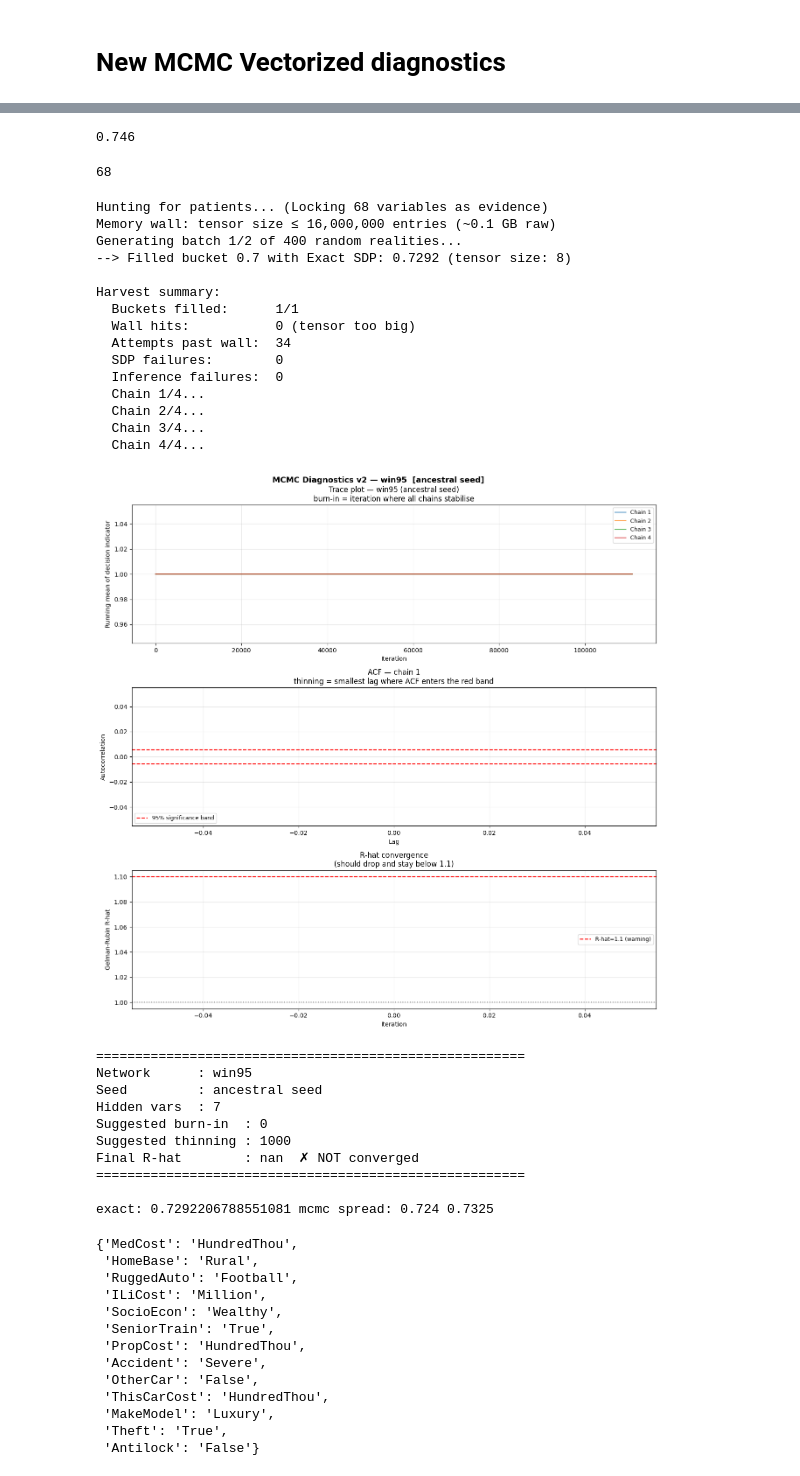
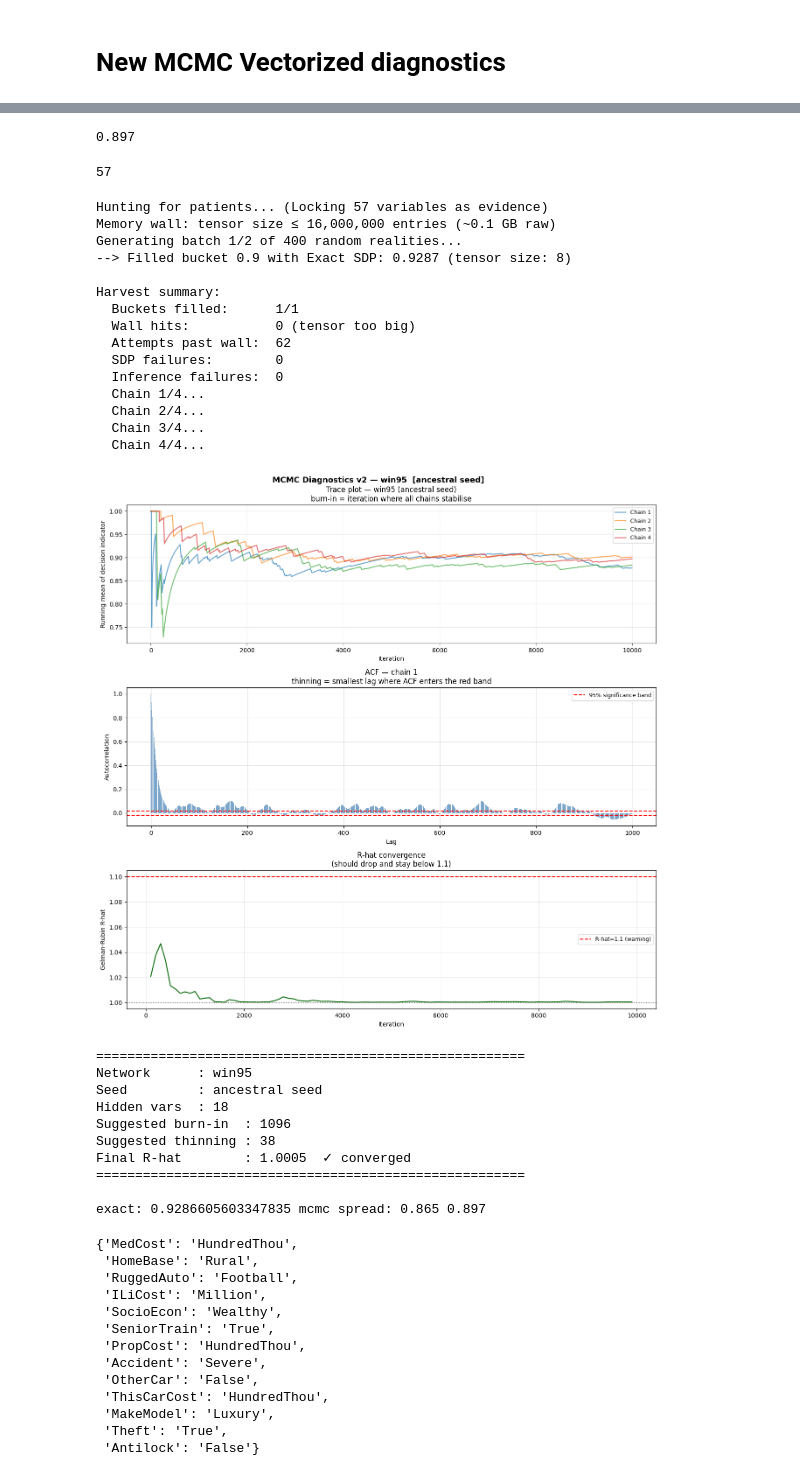
Before and after one commit to jpafcampos/explaining-BNs, a Jupyter notebook: src/mcmc_sanity_check.ipynb, the cells around one changed output, grey strips where cells are left out. Cells and saved outputs as stored; diff of their text form; code cells hidden in the pictures.

```diff
--- a/src/mcmc_sanity_check.ipynb
+++ b/src/mcmc_sanity_check.ipynb
@@ -78,3 +80,23 @@ insurance_model.name = 'insurance'
 win95pts_model.name  = 'win95'
 # %% [output]
 Loading models...
+# %%
+fucked_patient = {'TTOK': 'No', 'NtSpd': 'OK', 'PgOrnttnOK': 'Incorrect', 'NetOK': 'Yes', 'TrTypFnts': 'No', 'PrtPath': 'Correct', 'PrtPaper': 'No_Paper', 'Problem1': 'No_Output', 'AppData': 'Correct', 'PrtDataOut': 'Yes', 'PSERRMEM': 'Low_Memory', 'Problem4': 'Yes', 'FntInstlltn': 'Verified', 'NnTTOK': 'No', 'AppDtGnTm': 'Fast_Enough', 'DskLocal': 'Greater_than_2_Mb', 'PrtSel': 'Yes', 'Problem5': 'No', 'IncmpltPS': 'Yes', 'PrtIcon': 'Normal', 'GDIIN': 'Yes', 'PrtData': 'Yes', 'PrtPScript': 'Yes', 'HrglssDrtnAftrPrnt': 'Fast_Enough', 'AvlblVrtlMmry': 'Adequate____1Mb_', 'PrtPort': 'Yes', 'GrbldOtpt': 'No', 'GDIOUT': 'Yes', 'TnrSpply': 'Adequate', 'PrntrAccptsTrtyp': 'No', 'PrtOn': 'No', 'Problem6': 'No', 'PrtSpool': 'Disabled', 'TstpsTxt': 'x_1_Mb_Available_VM', 'PrtTimeOut': 'Long_Enough', 'PrntPrcssTm': 'Too_Long', 'PrtStatToner': 'Low__None', 'DrvSet': 'Correct'}
+# %%
+target = select_optimal_target_node(win95pts_model)
+target_states = win95pts_model.get_cpds(target).state_names[target]
+target_value  = target_states[1]
+# %%
+hidden_vars = [n for n in win95pts_model.nodes()
+               if n not in fucked_patient and n != target]
+partitions  = get_partitions(win95pts_model, hidden_vars, target, fucked_patient)
+
+print(f"Hidden vars ({len(hidden_vars)}): {hidden_vars}")
+print(f"Partitions: {len(partitions)}")
+for i, p in enumerate(partitions):
+    print(f"  partition[{i}]: size={len(p)}, vars={p}")
+
+exact_sdp = fast_broadcast_sdp(
+    win95pts_model, target, target_value, fucked_patient, 0.5, partitions
+)
+print(f"\nExact SDP: {exact_sdp:.6f}")
@@ -475,10 +555,10 @@ for model in [win95pts_model]:
     target_value  = target_states[1]
 
     available    = [n for n in model.nodes() if n != target]
-    n_hidden     = 7
+    n_hidden     = 18
     n_evidence   = len(available) - n_hidden
 
-    target_sdp = 0.80
+    target_sdp = 0.90
     harvested    = find_exact_experimental_patients_random(model, target, target_value, 0.5, n_evidence, [target_sdp])
     patient, _   = harvested[target_sdp]
 
@@ -515,7 +595,7 @@ est_sdp = fast_mcmc_sdp_estimation_new(win95pts_model, target, target_value, pat
 # %%
 est_sdp
 # %% [output]
-0.746
+0.897
 # %%
 from math import prod
 def compute_tensor_size(bn, partition):
@@ -666,59 +746,59 @@ def memory_aware_random_harvester(bn, target_node, target_value, decision_thresh
 # %%
 n_evidence
 # %% [output]
-68
+57
 # %%
 # Use the SAME patient in both flows
 harvested = memory_aware_random_harvester(
     model, target, target_value, 0.5,
-    n_evidence, buckets=[0.7], batch_size=400, max_batches=2,
+    n_evidence, buckets=[0.9], batch_size=400, max_batches=2,
     max_tensor_entries=16_000_000,
 )
-patient, exact_sdp = harvested['buckets'][0.7]
+patient, exact_sdp = harvested['buckets'][0.9]
 
 # Run diagnostics with production's settings
 diag = run_mcmc_diagnostics_v2(
     model, target, target_value, patient, threshold=0.5,
-    n_iterations=111_000,        # match burn_in + n_samples * thinning
+    n_iterations=10_000,        # match burn_in + n_samples * thinning
     n_chains=4,
     use_lw_seed=True,           # match production default
 )
 
 # And run production multiple times on the same patient
 estimates = [
     fast_mcmc_sdp_estimation_new(model, target, target_value, patient, 0.5,
                                  n_samples=2000, burn_in=3000, thinning=100,
                                  use_lw_seed=True)
     for _ in range(10)
 ]
 print("exact:", exact_sdp, "mcmc spread:", min(estimates), max(estimates))
 # %% [output]
-Hunting for patients... (Locking 68 variables as evidence)
+Hunting for patients... (Locking 57 variables as evidence)
 Memory wall: tensor size ≤ 16,000,000 entries (~0.1 GB raw)
 Generating batch 1/2 of 400 random realities...
---> Filled bucket 0.7 with Exact SDP: 0.7292 (tensor size: 8)
+--> Filled bucket 0.9 with Exact SDP: 0.9287 (tensor size: 8)
 
 Harvest summary:
   Buckets filled:      1/1
   Wall hits:           0 (tensor too big)
-  Attempts past wall:  34
+  Attempts past wall:  62
   SDP failures:        0
   Inference failures:  0
   Chain 1/4...
   Chain 2/4...
   Chain 3/4...
   Chain 4/4...
-[figure, old version]
+[figure, new version]
 =======================================================
 Network      : win95
 Seed         : ancestral seed
-Hidden vars  : 7
-Suggested burn-in  : 0
-Suggested thinning : 1000
-Final R-hat        : nan  ✗ NOT converged
+Hidden vars  : 18
+Suggested burn-in  : 1096
+Suggested thinning : 38
+Final R-hat        : 1.0005  ✓ converged
 =======================================================
 
-exact: 0.7292206788551081 mcmc spread: 0.724 0.7325
+exact: 0.9286605603347835 mcmc spread: 0.865 0.897
 # %%
 patient
 # %% [output]
```
Also changed, not shown: parts of 16 cells of this notebook, 6 other files.
